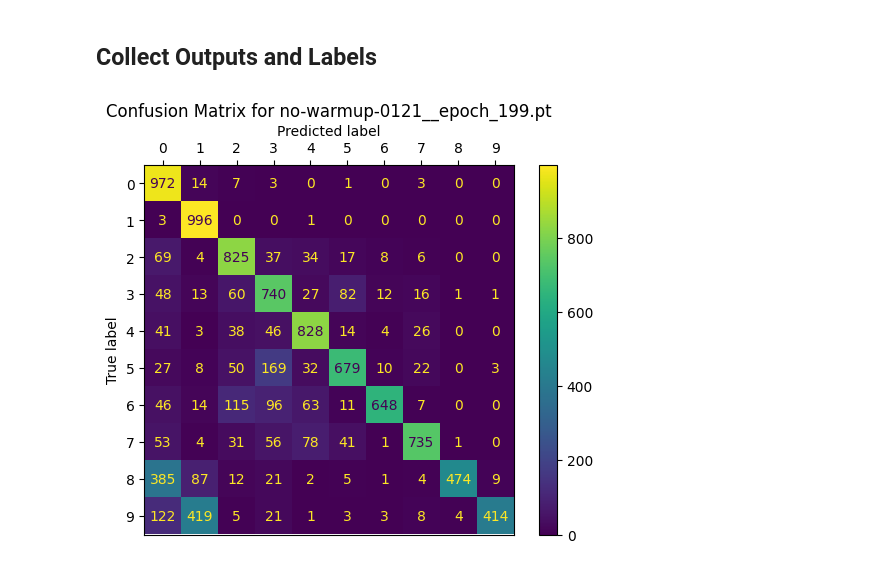
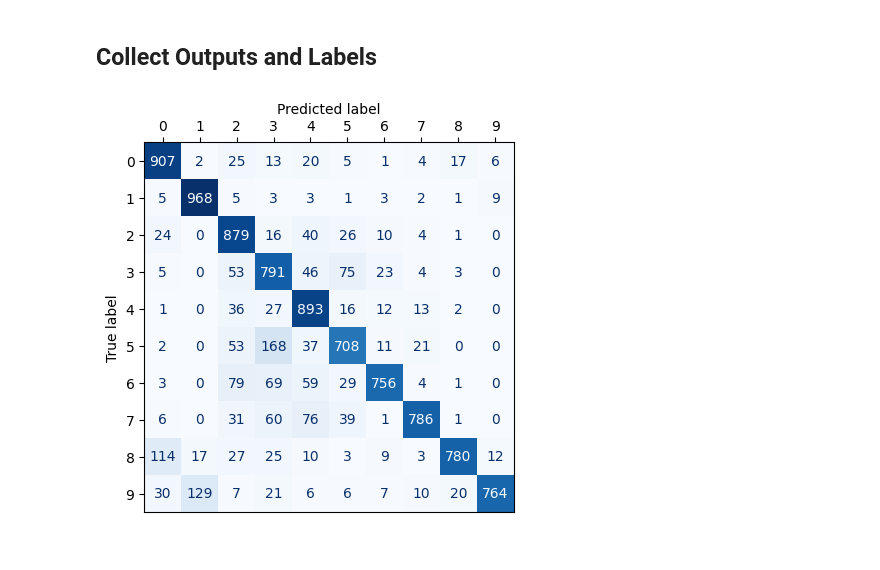
Before and after one commit to seungjaeryanlee/pure-noise, a Jupyter notebook: analysis_confusion_matrix.ipynb, the cells around one changed output. Cells and saved outputs as stored; diff of their text form; code cells hidden in the pictures.

```diff
--- a/analysis_confusion_matrix.ipynb
+++ b/analysis_confusion_matrix.ipynb
@@ -24,8 +24,8 @@ CONFIG = OmegaConf.create({
     "batch_size": 128,
     "num_workers": 8,
     "enable_pin_memory": True,
-    # "checkpoint_filename": "no-warmup-open-0121__epoch_199.pt",
-    "checkpoint_filename": "no-warmup-0121__epoch_199.pt",
+    "checkpoint_filename": "ldam-open__epoch_199.pt",
+    # "checkpoint_filename": ".pt",
 
 })
 # %%
@@ -104,12 +104,13 @@ valid_preds = np.argmax(valid_outputs, axis=1)
 # %%
 import matplotlib.pyplot as plt
 from sklearn.metrics import ConfusionMatrixDisplay
 
 fig, ax = plt.subplots()
-cmp = ConfusionMatrixDisplay.from_predictions(y_true=valid_labels, y_pred=valid_preds, ax=ax)
+cmp = ConfusionMatrixDisplay.from_predictions(y_true=valid_labels, y_pred=valid_preds, ax=ax, colorbar=False, cmap=plt.cm.Blues)
 ax.xaxis.set_ticks_position('top')
 ax.xaxis.set_label_position('top')
-ax.set_title(f"Confusion Matrix for {CONFIG.checkpoint_filename}")
+# ax.set_title(f"Confusion Matrix")
+fig.savefig(f"confusion_matrix_{CONFIG.checkpoint_filename}.png", bbox_inches="tight")
 fig.show()
 # %% [output]
-[figure, old version]
+[figure, new version]
```
Also changed, not shown: 4 other files.
